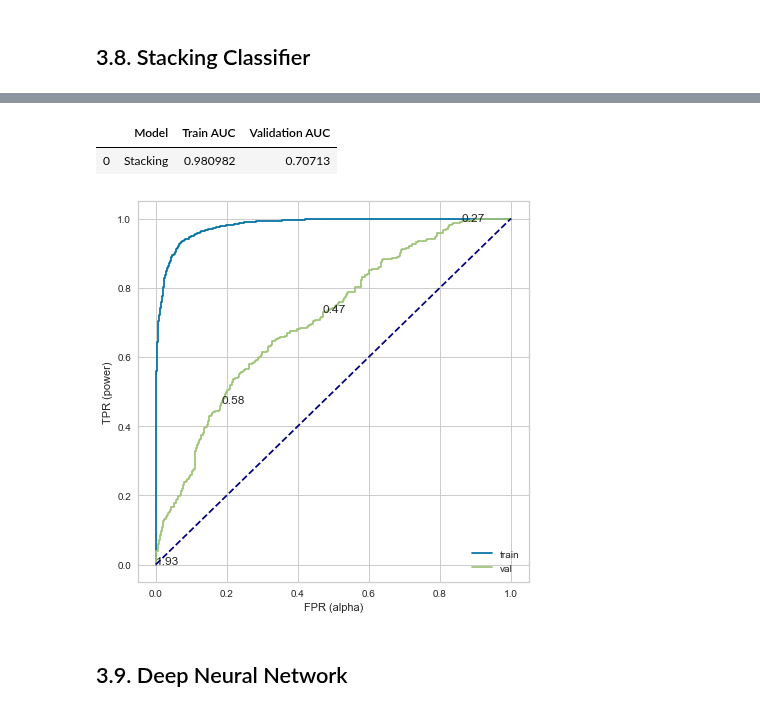
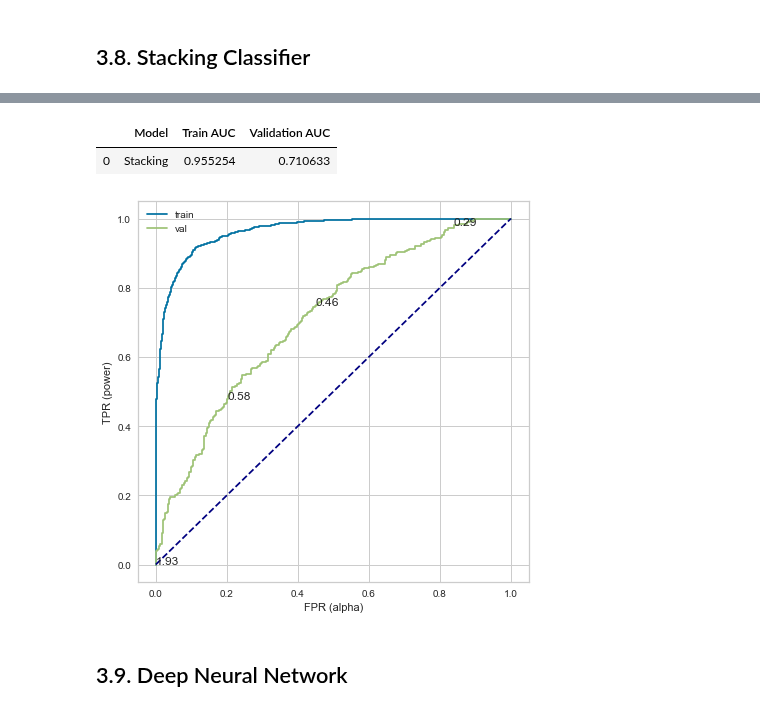
Before and after one commit to ravimalde/ufc_fight_predictor, a Jupyter notebook: modelling.ipynb, the cells around one changed output, grey strips where cells are left out. Saved outputs shown, nothing was run; the diff lists cells and outputs as text; code cells hidden in the pictures.

```diff
--- a/modelling.ipynb
+++ b/modelling.ipynb
@@ -231,3 +231,12 @@ xgboost.ensemble_get_scores({}, skf)
 [figure]
 # %% [markdown]
 ## 3.8. Stacking Classifier
+# %%
+estimators = [('log_reg', log_reg1.best_model),
+              ('svm', svm1.best_model),
+              ('rnd', rand_forr2.best_model),
+              ('dtree', d_tree2.best_model),
+              ('adaboost', adaboost.best_model),
+              ('xgboost', xgboost.best_model),
+              ('voting', voting.best_model)]
+stacking1 = Ensemble("Stacking", estimators, X_train, X_val, y_train, y_val)
@@ -239,9 +254,9 @@ stacking = Ensemble("Stacking", estimators, X_train, X_val, y_train, y_val)
 # %%
-stacking.ensemble_get_scores({}, skf)
+stacking1.ensemble_get_scores({}, skf)
 # %% [output]
 |  | Model | Train AUC | Validation AUC |
-| 0 | Stacking | 0.980982 | 0.70713 |
+| 0 | Stacking | 0.955254 | 0.710633 |
-[figure, old version]
+[figure, new version]
 # %% [markdown]
 ## 3.9. Deep Neural Network
 # %%
```
Also changed, not shown: parts of 3 cells of this notebook, 1 other file.
